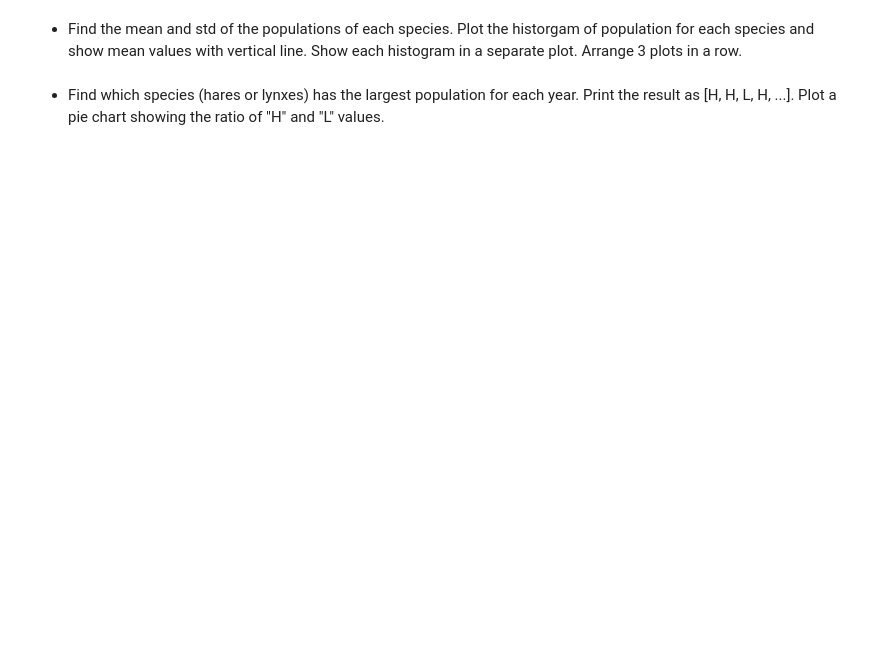
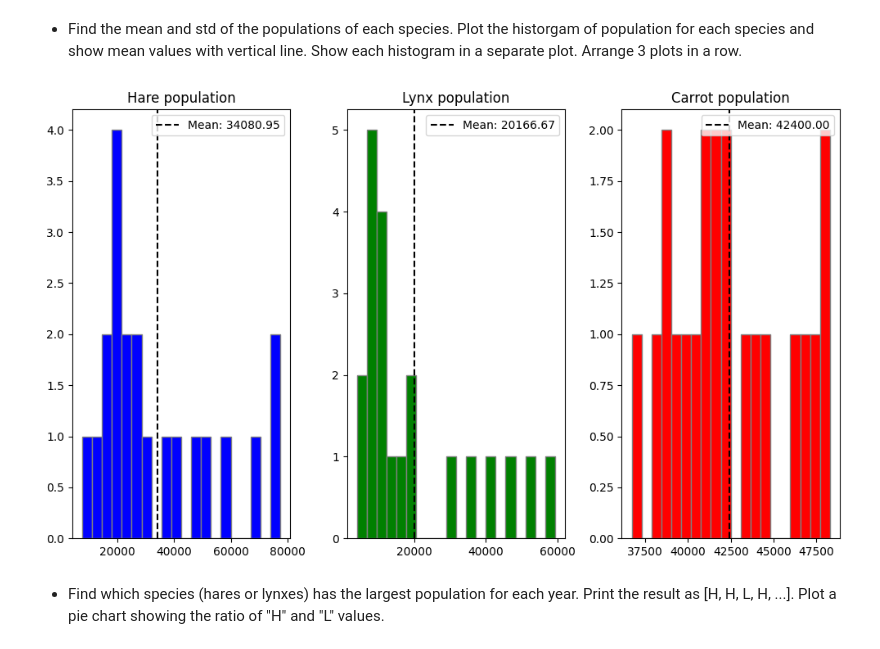
Before and after one commit to ErikRusanov/statistics, a Jupyter notebook: 2_numpy_matplotlib.ipynb, the cells around one changed output. Saved outputs shown, nothing was run; the diff lists cells and outputs as text; code cells hidden in the pictures; blank space fills up the shorter version.

```diff
--- a/2_numpy_matplotlib.ipynb
+++ b/2_numpy_matplotlib.ipynb
@@ -935,4 +1034,38 @@ and do the following exercises **without for-loops**.
 # %% [markdown]
 - Find the mean and std of the populations of each species. Plot the historgam of population for each species and show mean values with vertical line. Show each histogram in a separate plot. Arrange 3 plots in a row.
+# %%
+def histogram_and_mean_values() -> None:
+    fig, axs = plt.subplots(1, 3, figsize=(10, 6))
+
+    for i, (value, color, name) in enumerate(
+            [
+                (hare, "blue", "Hare"),
+                (lynx, "green", "Lynx"),
+                (carrot, "red", "Carrot")
+            ]
+    ):
+        mean, std = np.mean(value), np.std(value)
+        axs[i].hist(
+            value,
+            bins=20,
+            color=color,
+            edgecolor="gray"
+        )
+
+        axs[i].axvline(
+            mean,
+            color="black",
+            linestyle="--",
+            label=f"Mean: {mean:.2f}"
+        )
+        axs[i].set_title(f"{name} population")
+        axs[i].legend()
+
+    plt.tight_layout()
+    plt.show()
+# %%
+histogram_and_mean_values()
+# %% [output]
+[figure, added]
 # %% [markdown]
 - Find which species (hares or lynxes) has the largest population for each year. Print the result as [H, H, L, H, ...]. Plot a pie chart showing the ratio of "H" and "L" values.
```
Also changed, not shown: parts of 11 cells of this notebook.
